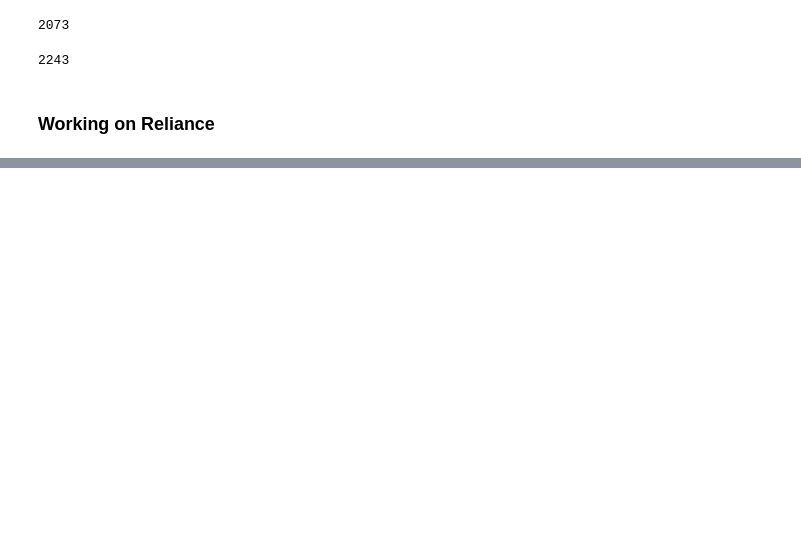
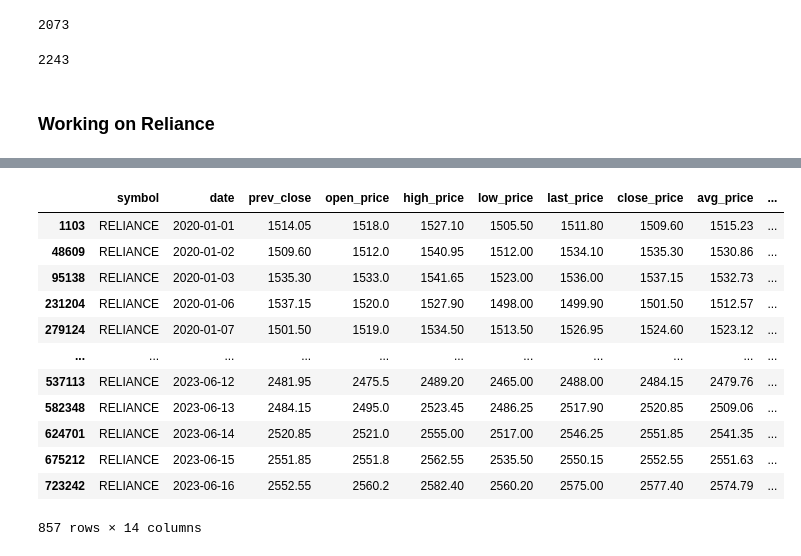
Before and after one commit to X-Warrior361/Financial-Analysis, a Jupyter notebook: main.ipynb, the cells around one changed output, grey strips where cells are left out. Saved outputs shown, nothing was run; the diff lists cells and outputs as text; code cells hidden in the pictures; blank space fills up the shorter version.

```diff
--- a/main.ipynb
+++ b/main.ipynb
@@ -105,3 +107,20 @@ reliance.head()
 | 4061 | RELIANCE | 2020-02-01 | 1411.65 | 1405.3 | 1426.95 | 1371.1 | 0.00 | 1383.35 | 1402.89 | ... |
 | 5504 | RELIANCE | 2021-02-01 | 1841.95 | 1859.4 | 1905.00 | 1848.0 | 1898.15 | 1895.30 | 1874.03 | ... |
 | 7098 | RELIANCE | 2022-02-01 | 2386.60 | 2408.0 | 2420.60 | 2347.1 | 0.00 | 2378.70 | 2394.79 | ... |
+# %%
+reliance = reliance.sort_values('date')
+reliance
+# %% [output]
+|  | symbol | date | prev_close | open_price | high_price | low_price | last_price | close_price | avg_price | ... |
+| 1103 | RELIANCE | 2020-01-01 | 1514.05 | 1518.0 | 1527.10 | 1505.50 | 1511.80 | 1509.60 | 1515.23 | ... |
+| 48609 | RELIANCE | 2020-01-02 | 1509.60 | 1512.0 | 1540.95 | 1512.00 | 1534.10 | 1535.30 | 1530.86 | ... |
+| 95138 | RELIANCE | 2020-01-03 | 1535.30 | 1533.0 | 1541.65 | 1523.00 | 1536.00 | 1537.15 | 1532.73 | ... |
+| 231204 | RELIANCE | 2020-01-06 | 1537.15 | 1520.0 | 1527.90 | 1498.00 | 1499.90 | 1501.50 | 1512.57 | ... |
+| 279124 | RELIANCE | 2020-01-07 | 1501.50 | 1519.0 | 1534.50 | 1513.50 | 1526.95 | 1524.60 | 1523.12 | ... |
+| ... | ... | ... | ... | ... | ... | ... | ... | ... | ... | ... |
+| 537113 | RELIANCE | 2023-06-12 | 2481.95 | 2475.5 | 2489.20 | 2465.00 | 2488.00 | 2484.15 | 2479.76 | ... |
+| 582348 | RELIANCE | 2023-06-13 | 2484.15 | 2495.0 | 2523.45 | 2486.25 | 2517.90 | 2520.85 | 2509.06 | ... |
+| 624701 | RELIANCE | 2023-06-14 | 2520.85 | 2521.0 | 2555.00 | 2517.00 | 2546.25 | 2551.85 | 2541.35 | ... |
+| 675212 | RELIANCE | 2023-06-15 | 2551.85 | 2551.8 | 2562.55 | 2535.50 | 2550.15 | 2552.55 | 2551.63 | ... |
+| 723242 | RELIANCE | 2023-06-16 | 2552.55 | 2560.2 | 2582.40 | 2560.20 | 2575.00 | 2577.40 | 2574.79 | ... |
+857 rows × 14 columns
```
Also changed, not shown: parts of 9 cells of this notebook, 2 other files.
